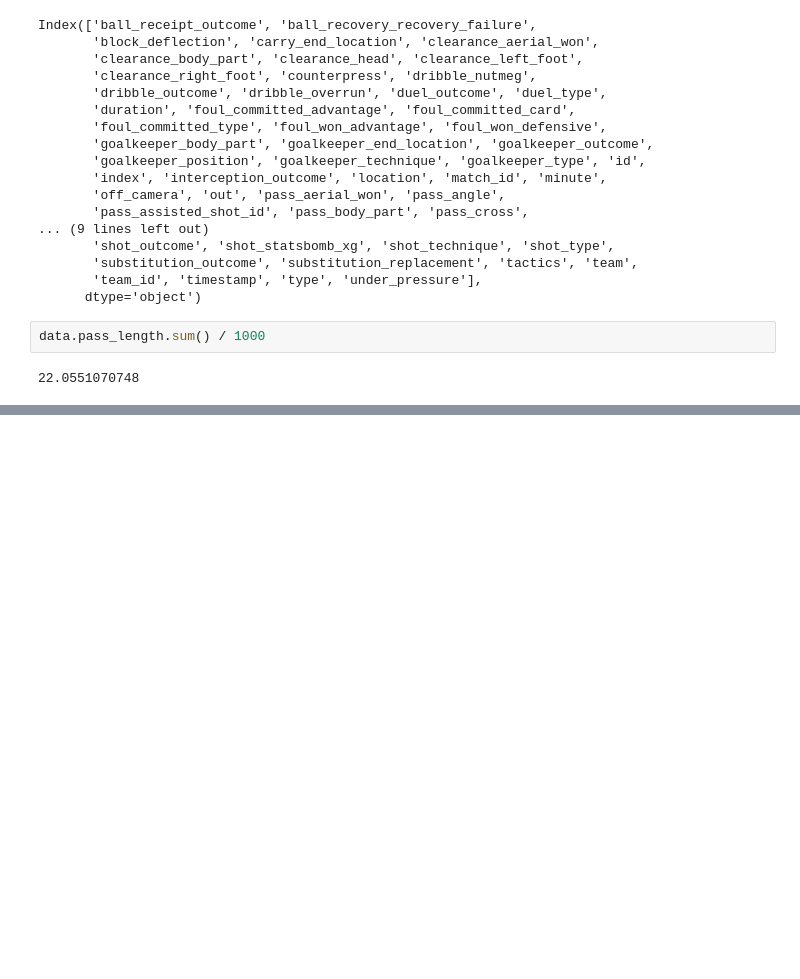
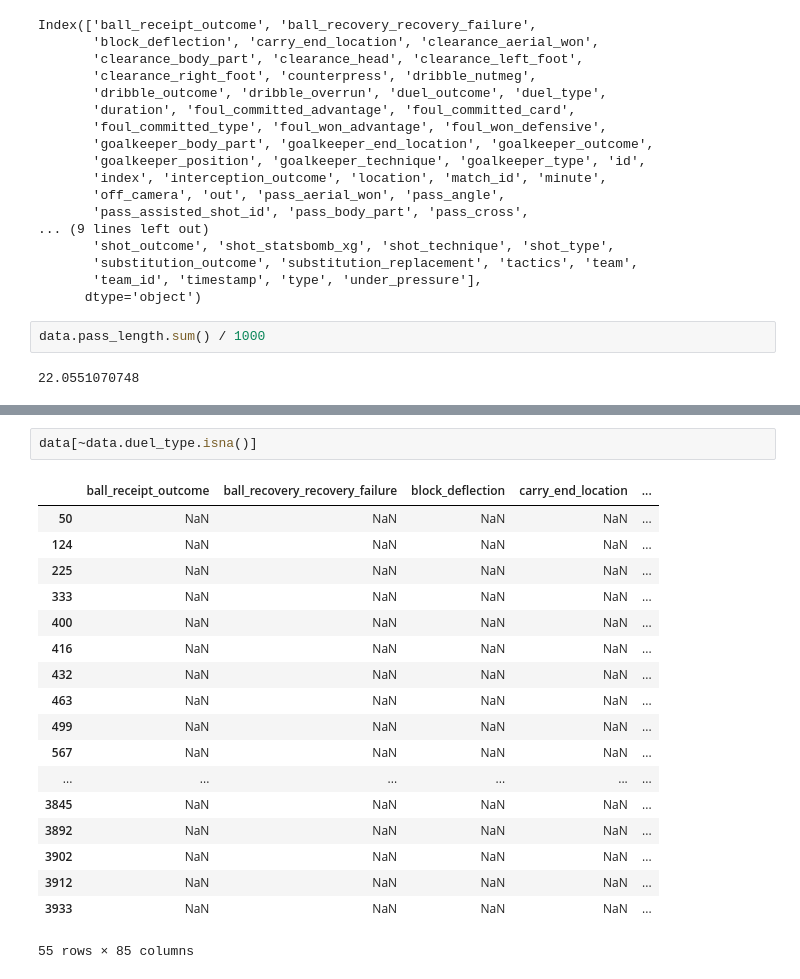
Before and after one commit to Football-Analytics-UCU/Bayern-Munich, a Jupyter notebook: research/ms_general_info_tab_data.ipynb, the cells around one changed output, grey strips where cells are left out. Drawn from its saved outputs; the diff is of its cells as text; blank space fills up the shorter version.

```diff
--- a/research/ms_general_info_tab_data.ipynb
+++ b/research/ms_general_info_tab_data.ipynb
@@ -622,0 +729,21 @@ data.pass_length.sum() / 1000
+# %%
+data[~data.duel_type.isna()]
+# %% [output]
+|  | ball_receipt_outcome | ball_recovery_recovery_failure | block_deflection | carry_end_location | ... |
+| 50 | NaN | NaN | NaN | NaN | ... |
+| 124 | NaN | NaN | NaN | NaN | ... |
+| 225 | NaN | NaN | NaN | NaN | ... |
+| 333 | NaN | NaN | NaN | NaN | ... |
+| 400 | NaN | NaN | NaN | NaN | ... |
+| 416 | NaN | NaN | NaN | NaN | ... |
+| 432 | NaN | NaN | NaN | NaN | ... |
+| 463 | NaN | NaN | NaN | NaN | ... |
+| 499 | NaN | NaN | NaN | NaN | ... |
+| 567 | NaN | NaN | NaN | NaN | ... |
+| ... | ... | ... | ... | ... | ... |
+| 3845 | NaN | NaN | NaN | NaN | ... |
+| 3892 | NaN | NaN | NaN | NaN | ... |
+| 3902 | NaN | NaN | NaN | NaN | ... |
+| 3912 | NaN | NaN | NaN | NaN | ... |
+| 3933 | NaN | NaN | NaN | NaN | ... |
+55 rows × 85 columns
```
Also changed, not shown: parts of 13 cells of this notebook, 2 other files.
